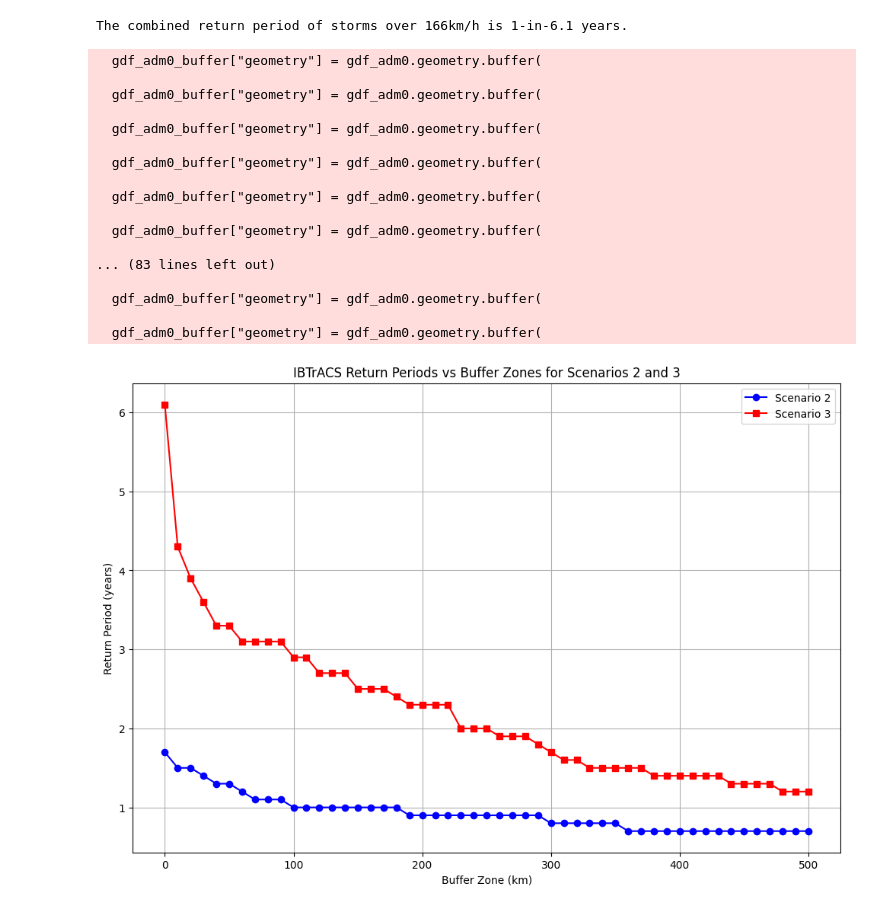
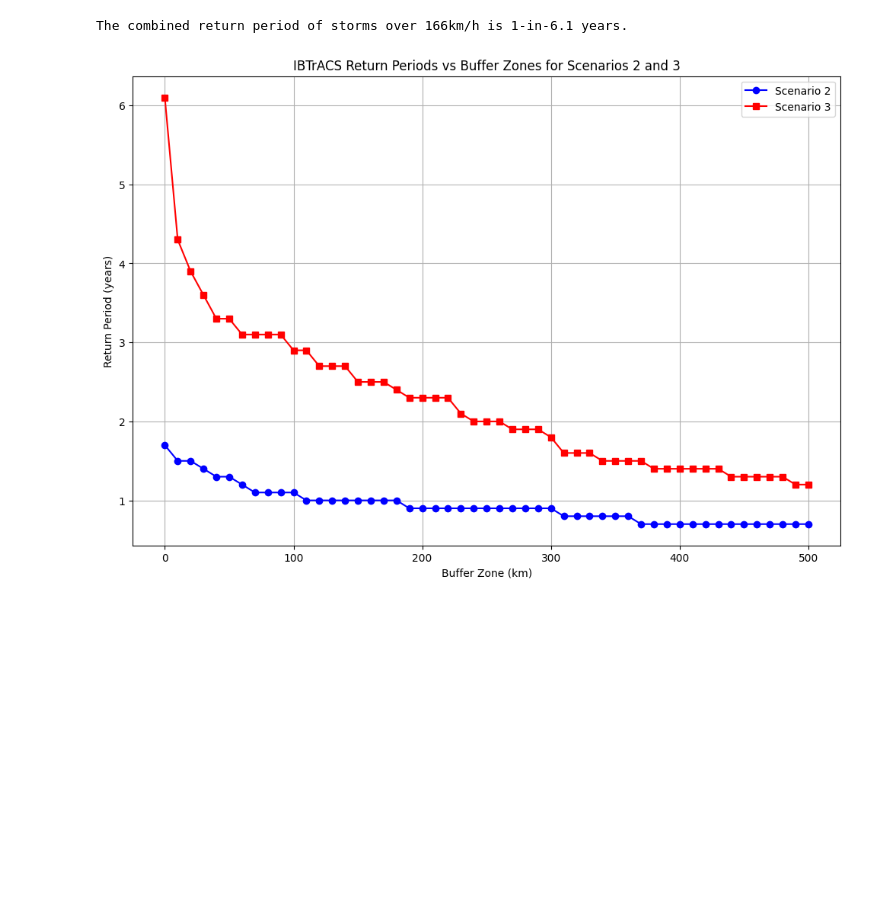
Before and after one commit to OCHA-DAP/ds-aa-mdg-storms, a Jupyter notebook: analysis/01.0_return_period_ibtracs.ipynb, the cells around one changed output. Saved outputs shown, nothing was run; the diff lists cells and outputs as text; code cells hidden in the pictures; blank space fills up the shorter version.

Commit message:
correcting the buffer around adm0

```diff
--- a/analysis/01.0_return_period_ibtracs.ipynb
+++ b/analysis/01.0_return_period_ibtracs.ipynb
@@ -204,10 +204,16 @@ return_periods_90_knots = []
 # Iterate through buffers and calculate return periods for both thresholds
 for buffer in buffers:
     # Create buffer around gdf_adm0 with the given distance
-    gdf_adm0_buffer = gdf_adm0.copy()
-    gdf_adm0_buffer["geometry"] = gdf_adm0.geometry.buffer(
-        buffer / 110.574
-    )  # Buffer in meters
+    # Reproject to a CRS that uses meters (e.g., EPSG:3857)
+    gdf_adm0_buffer = gdf_adm0.to_crs(epsg=3857)
+
+    # Apply the buffer of 100 km (100,000 meters)
+    gdf_adm0_buffer["geometry"] = gdf_adm0_buffer.geometry.buffer(
+        buffer * 1000
+    )  # 100 km = 100,000 meters
+
+    # Reproject back to the original CRS
+    gdf_adm0_buffer = gdf_adm0_buffer.to_crs(gdf_adm0.crs)
 
     # Calculate return period for 64 knots threshold
     return_64_knots = calculate_storm_return_period_buffer(
@@ -220,51 +226,34 @@ for buffer in buffers:
     )  # 166.7 km/h = 90 knots
 
     # Store the return periods
     return_periods_64_knots.append(return_64_knots)
     return_periods_90_knots.append(return_90_knots)
 
 # Plotting the return periods for both 64 knots and 90 knots
 plt.figure(figsize=(12, 8))
 plt.plot(
     buffers,
     return_periods_64_knots,
     marker="o",
     label="Scenario 2",
     color="blue",
 )
 plt.plot(
     buffers,
     return_periods_90_knots,
     marker="s",
     label="Scenario 3",
     color="red",
 )
 
 plt.title("IBTrACS Return Periods vs Buffer Zones for Scenarios 2 and 3")
 plt.xlabel("Buffer Zone (km)")
 plt.ylabel("Return Period (years)")
 plt.legend()
 plt.grid(True)
 plt.show()
 # %% [output]
-  gdf_adm0_buffer["geometry"] = gdf_adm0.geometry.buffer(
-
-  gdf_adm0_buffer["geometry"] = gdf_adm0.geometry.buffer(
-
-  gdf_adm0_buffer["geometry"] = gdf_adm0.geometry.buffer(
-
-  gdf_adm0_buffer["geometry"] = gdf_adm0.geometry.buffer(
-
-  gdf_adm0_buffer["geometry"] = gdf_adm0.geometry.buffer(
-
-  gdf_adm0_buffer["geometry"] = gdf_adm0.geometry.buffer(
-
-... (83 lines left out)
-
-  gdf_adm0_buffer["geometry"] = gdf_adm0.geometry.buffer(
-
-  gdf_adm0_buffer["geometry"] = gdf_adm0.geometry.buffer(
-[figure, old version]
+[figure, new version]
 # %%
 # Function to calculate the return period for a given wind speed threshold and buffer zone
 def calculate_storm_return_period_buffer(
```
Also changed, not shown: parts of 1 cell of this notebook.
